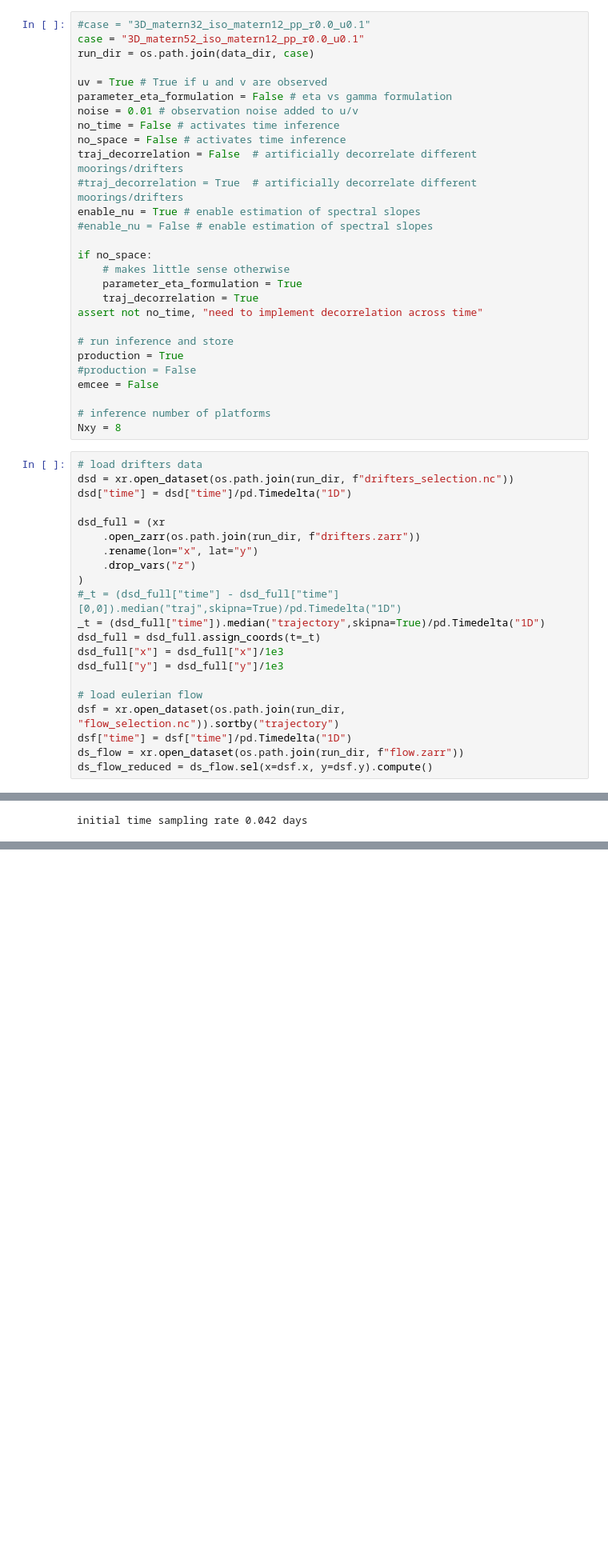
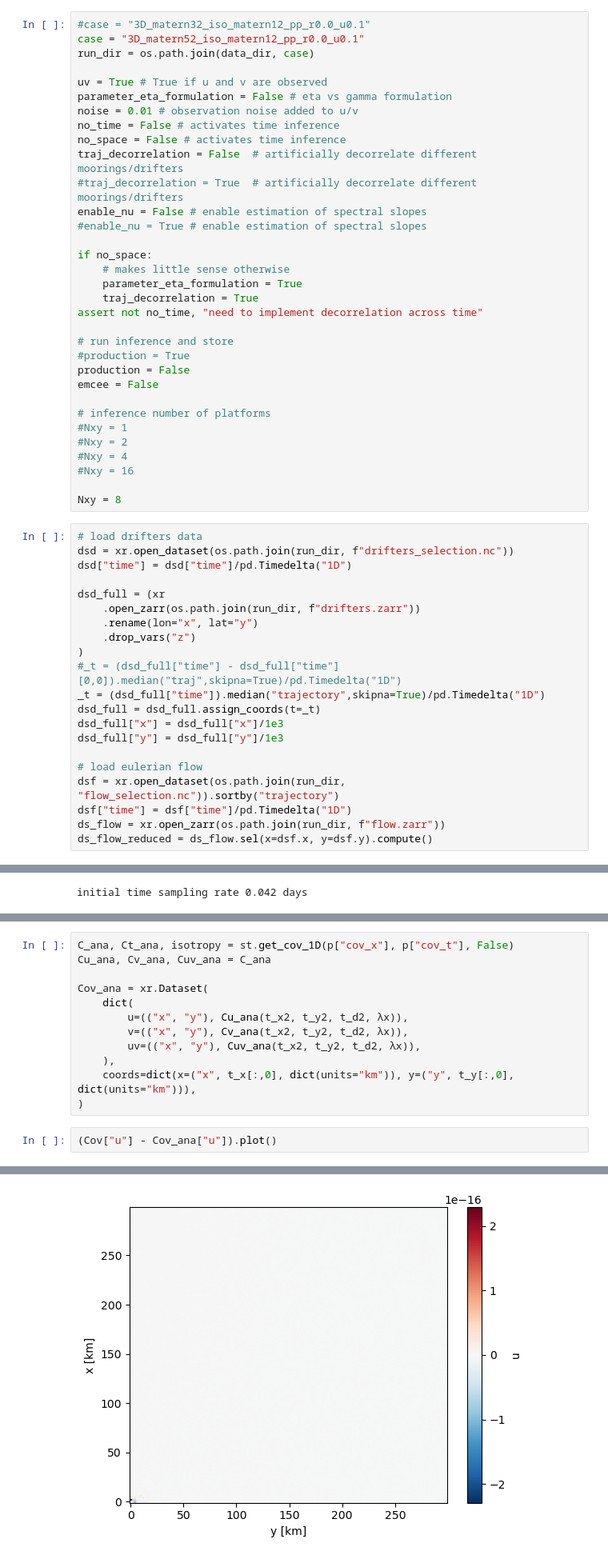
Before and after one commit to apatlpo/nwastats, a Jupyter notebook: notebooks/drifter_3D_inference.ipynb, the cells around one changed output, grey strips where cells are left out. Shown at 80% size. Cells and saved outputs as stored; diff of their text form; blank space fills up the shorter version.

```diff
--- a/notebooks/drifter_3D_inference.ipynb
+++ b/notebooks/drifter_3D_inference.ipynb
@@ -40,8 +39,8 @@ no_time = False # activates time inference
 no_space = False # activates time inference
 traj_decorrelation = False  # artificially decorrelate different moorings/drifters
 #traj_decorrelation = True  # artificially decorrelate different moorings/drifters
-enable_nu = True # enable estimation of spectral slopes
-#enable_nu = False # enable estimation of spectral slopes
+enable_nu = False # enable estimation of spectral slopes
+#enable_nu = True # enable estimation of spectral slopes
 
 if no_space:
     # makes little sense otherwise
@@ -50,11 +49,16 @@ if no_space:
 assert not no_time, "need to implement decorrelation across time"
 
 # run inference and store
-production = True
-#production = False
+#production = True
+production = False
 emcee = False
 
 # inference number of platforms
+#Nxy = 1
+#Nxy = 2
+#Nxy = 4
+#Nxy = 16
+
 Nxy = 8
 # %%
 # load drifters data
@@ -75,7 +79,7 @@ dsd_full["y"] = dsd_full["y"]/1e3
 # load eulerian flow
 dsf = xr.open_dataset(os.path.join(run_dir, "flow_selection.nc")).sortby("trajectory")
 dsf["time"] = dsf["time"]/pd.Timedelta("1D")
-ds_flow = xr.open_dataset(os.path.join(run_dir, f"flow.zarr"))
+ds_flow = xr.open_zarr(os.path.join(run_dir, f"flow.zarr"))
 ds_flow_reduced = ds_flow.sel(x=dsf.x, y=dsf.y).compute()
 # %%
 # problem parameters (need to be consistent with data generation notebook)
@@ -912,0 +1050,15 @@ scp dunree:/home1/datawork/aponte/code/nwa/stats/figs/matern52_iso_refcase_input
+# %%
+C_ana, Ct_ana, isotropy = st.get_cov_1D(p["cov_x"], p["cov_t"], False)
+Cu_ana, Cv_ana, Cuv_ana = C_ana
+
+Cov_ana = xr.Dataset(
+    dict(
+        u=(("x", "y"), Cu_ana(t_x2, t_y2, t_d2, λx)),
+        v=(("x", "y"), Cv_ana(t_x2, t_y2, t_d2, λx)),
+        uv=(("x", "y"), Cuv_ana(t_x2, t_y2, t_d2, λx)),
+    ),
+    coords=dict(x=("x", t_x[:,0], dict(units="km")), y=("y", t_y[:,0], dict(units="km"))),
+)
+# %%
+(Cov["u"] - Cov_ana["u"]).plot()
+# %% [output]
@@ -912,0 +1066 @@ scp dunree:/home1/datawork/aponte/code/nwa/stats/figs/matern52_iso_refcase_input
+[figure, added]
```
Also changed, not shown: parts of 24 cells of this notebook, 10 other files.
